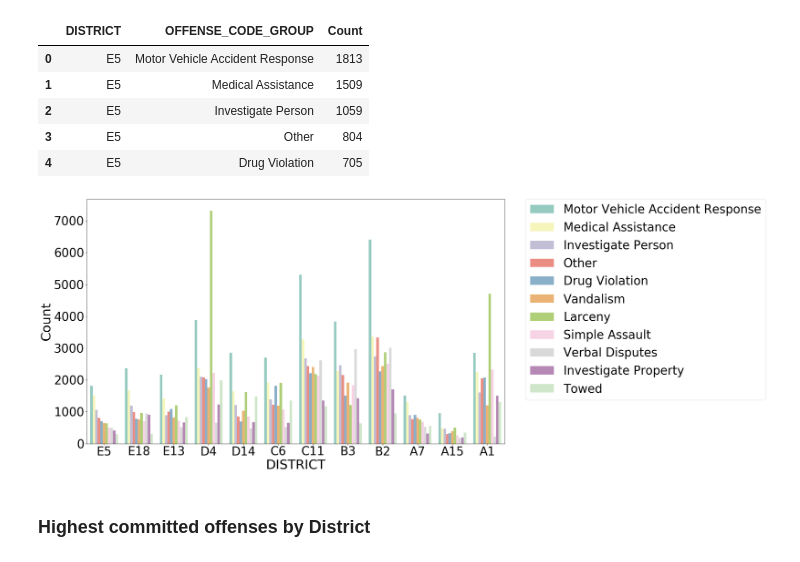
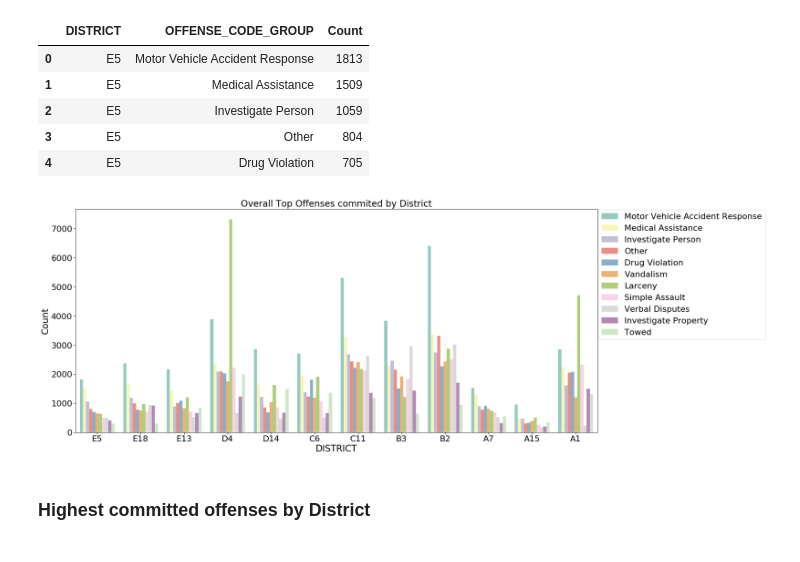
Before and after one commit to SpacePatroller/Boston_Crime_Data, a Jupyter notebook: Crime Data EDA.ipynb, the cells around one changed output. Drawn from its saved outputs; the diff is of its cells as text; code cells hidden in the pictures.

```diff
--- a/Crime Data EDA.ipynb
+++ b/Crime Data EDA.ipynb
@@ -191,18 +191,18 @@ offenseByDistrictPlot.head()
 | 3 | E5 | Other | 804 |
 | 4 | E5 | Drug Violation | 705 |
 # %%
-sns.set_context('paper',font_scale=4.5)
-figure = plt.figure(figsize=(25,15))
+sns.set_context('paper',font_scale=2.5)
+figure = plt.figure(figsize=(25,11))
 
 sns.barplot(x=offenseByDistrictPlot['DISTRICT'],y=offenseByDistrictPlot['Count'],hue=offenseByDistrictPlot['OFFENSE_CODE_GROUP'],palette='Set3')
-plt.legend(bbox_to_anchor=(1.05, 1), loc=2, borderaxespad=0.)
-# plt.title('Overall Top Offenses commited by District',{'fontsize':22})
+plt.legend(bbox_to_anchor=(1,1), loc=2, borderaxespad=0.1)
+plt.title('Overall Top Offenses commited by District')
 # plt.ylabel('Count',{'fontsize':22})
 # plt.xlabel('District',{'fontsize':22})
 
-plt.savefig('images/offensesByDistrict.png')
+plt.savefig('images/offensesByDistrict.png',bbox_inches = 'tight')
 # %% [output]
-[figure, old version]
+[figure, new version]
 # %% [markdown]
 ### Highest committed offenses by District
 # %%
```
Also changed, not shown: parts of 4 cells of this notebook, 1 other file.
